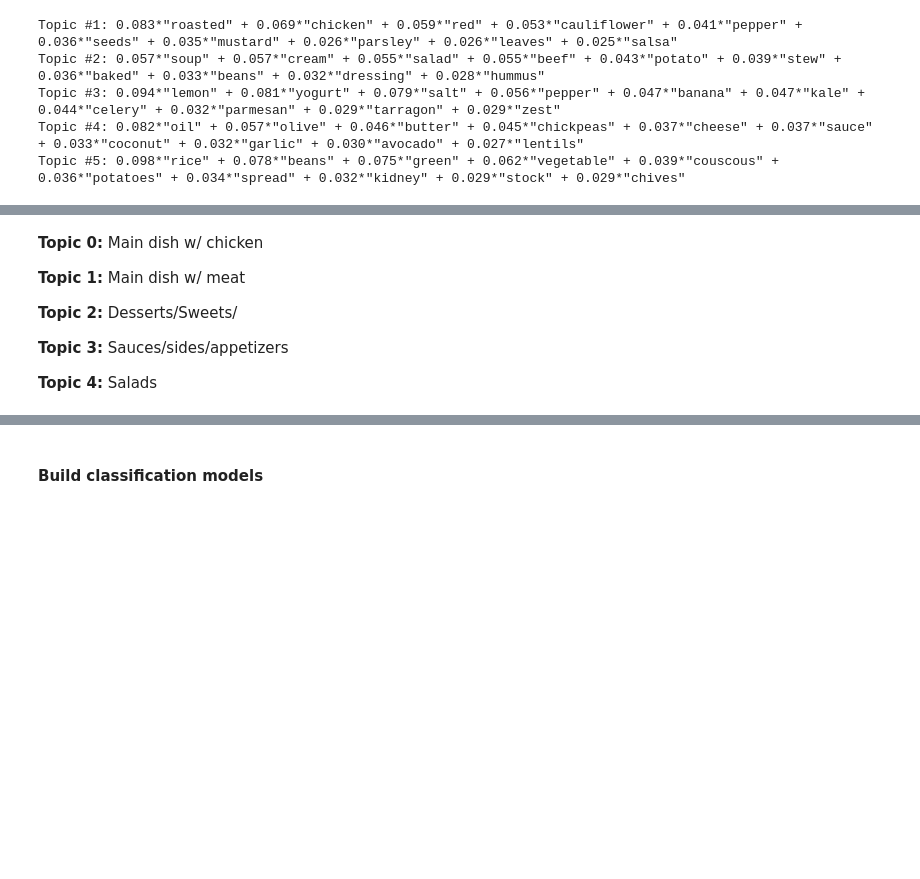
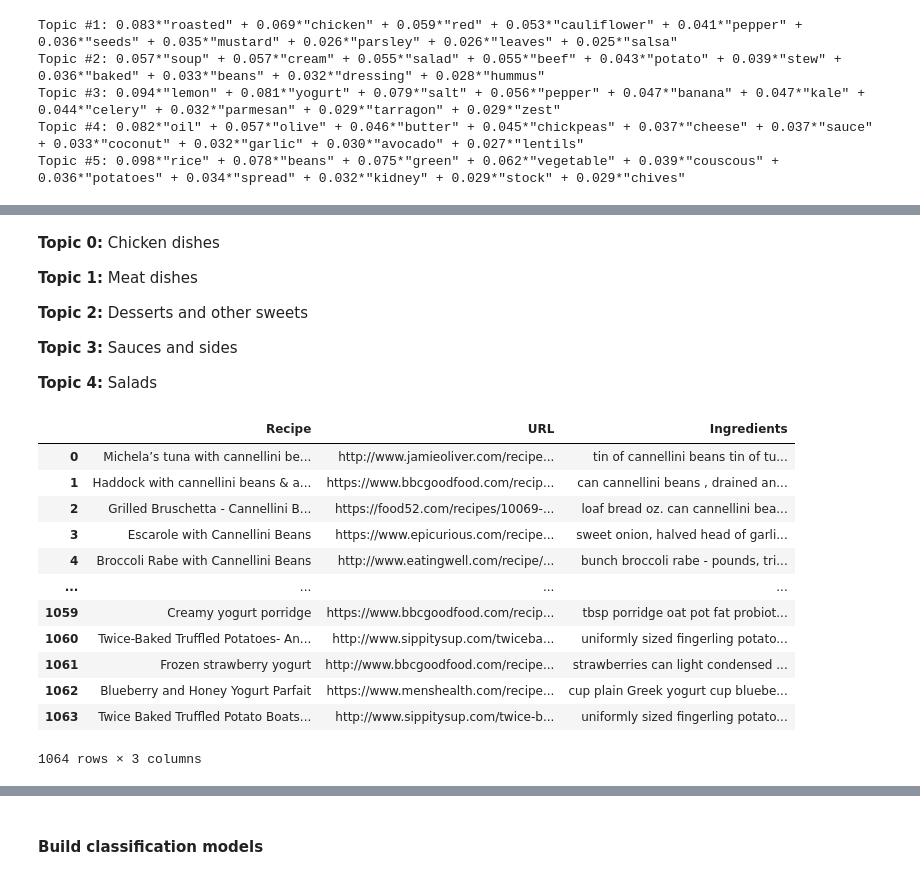
Before and after one commit to ebadakhter/ADS-509-Group-1-Final-Project, a Jupyter notebook: descriptive_statistics_title.ipynb, the cells around one changed output, grey strips where cells are left out. Drawn from its saved outputs; the diff is of its cells as text; code cells hidden in the pictures; blank space fills up the shorter version.

Commit message:
add and export recipe label

```diff
--- a/descriptive_statistics_title.ipynb
+++ b/descriptive_statistics_title.ipynb
@@ -557,10 +557,26 @@ Wordcloud for Topic 4
 # %% [markdown]
-**Topic 0:** Main dish w/ chicken
+**Topic 0:** Chicken dishes
 
-**Topic 1:** Main dish w/ meat
+**Topic 1:** Meat dishes
 
-**Topic 2:** Desserts/Sweets/
+**Topic 2:** Desserts and other sweets
 
-**Topic 3:** Sauces/sides/appetizers
+**Topic 3:** Sauces and sides
 
 **Topic 4:** Salads
+# %%
+recipes
+# %% [output]
+|  | Recipe | URL | Ingredients |
+| 0 | Michela’s tuna with cannellini be... | http://www.jamieoliver.com/recipe... | tin of cannellini beans tin of tu... |
+| 1 | Haddock with cannellini beans & a... | https://www.bbcgoodfood.com/recip... | can cannellini beans , drained an... |
+| 2 | Grilled Bruschetta - Cannellini B... | https://food52.com/recipes/10069-... | loaf bread oz. can cannellini bea... |
+| 3 | Escarole with Cannellini Beans | https://www.epicurious.com/recipe... | sweet onion, halved head of garli... |
+| 4 | Broccoli Rabe with Cannellini Beans | http://www.eatingwell.com/recipe/... | bunch broccoli rabe - pounds, tri... |
+| ... | ... | ... | ... |
+| 1059 | Creamy yogurt porridge | https://www.bbcgoodfood.com/recip... | tbsp porridge oat pot fat probiot... |
+| 1060 | Twice-Baked Truffled Potatoes- An... | http://www.sippitysup.com/twiceba... | uniformly sized fingerling potato... |
+| 1061 | Frozen strawberry yogurt | http://www.bbcgoodfood.com/recipe... | strawberries can light condensed ... |
+| 1062 | Blueberry and Honey Yogurt Parfait | https://www.menshealth.com/recipe... | cup plain Greek yogurt cup bluebe... |
+| 1063 | Twice Baked Truffled Potato Boats... | http://www.sippitysup.com/twice-b... | uniformly sized fingerling potato... |
+1064 rows × 3 columns
```
Also changed, not shown: parts of 19 cells of this notebook, 1 other file.
